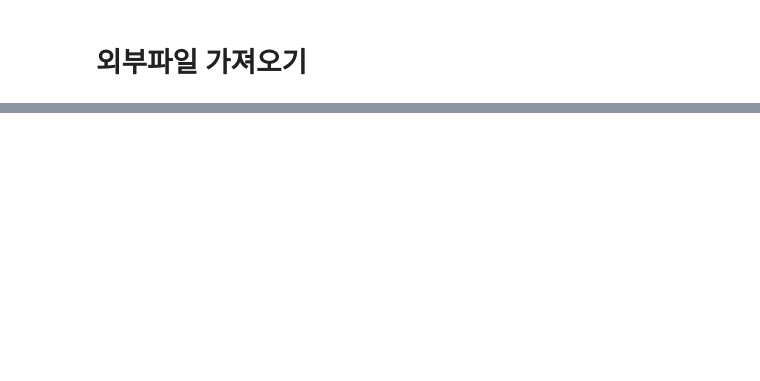
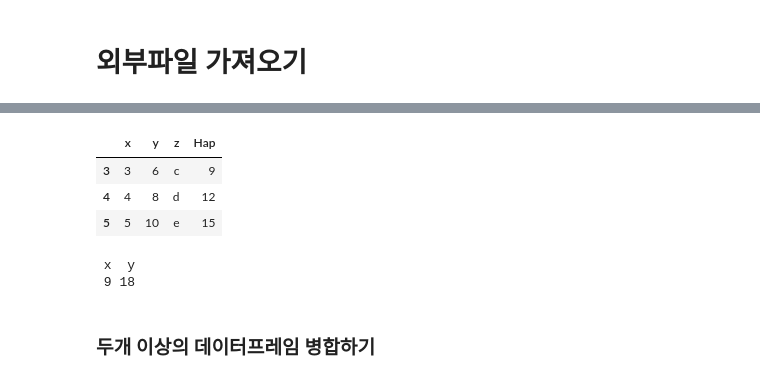
Before and after one commit to yang-gwihyeon/R_yang, a Jupyter notebook: 03. 벡터와 데이터프레임.ipynb, the cells around one changed output, grey strips where cells are left out. Saved outputs shown, nothing was run; the diff lists cells and outputs as text; code cells hidden in the pictures; blank space fills up the shorter version.

```diff
--- a/03. 벡터와 데이터프레임.ipynb
+++ b/03. 벡터와 데이터프레임.ipynb
@@ -626,0 +329,17 @@ csvEmp
+# %%
+#부분집합
+
+subset(df, x>=3)
+# %% [output]
+|  | x | y | z | Hap |
+| 3 | 3 | 6 | c | 9 |
+| 4 | 4 | 8 | d | 12 |
+| 5 | 5 | 10 | e | 15 |
+# %%
+# x칼럼과 y칼럼의 합계 구하기
+apply(subset(df, x>=3 & y>=8)[,1:2], 2, sum)
+# %% [output]
+ x  y
+ 9 18
+# %% [markdown]
+### 두개 이상의 데이터프레임 병합하기
```
Also changed, not shown: parts of 103 cells of this notebook, 3 other files.
